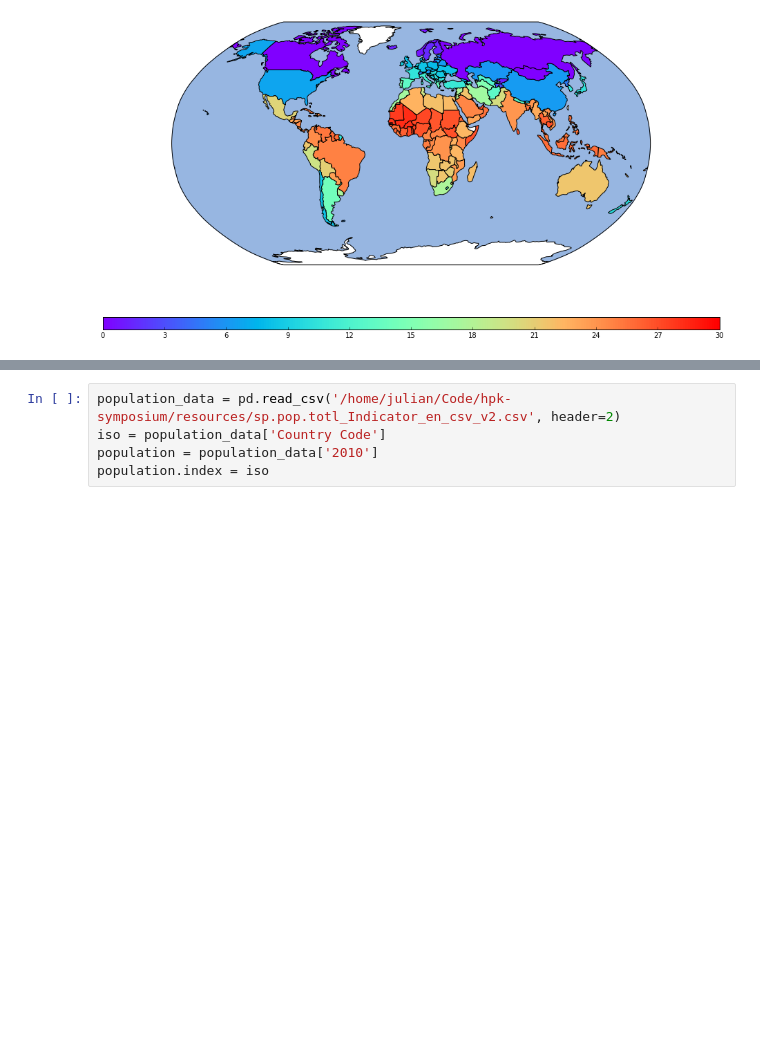
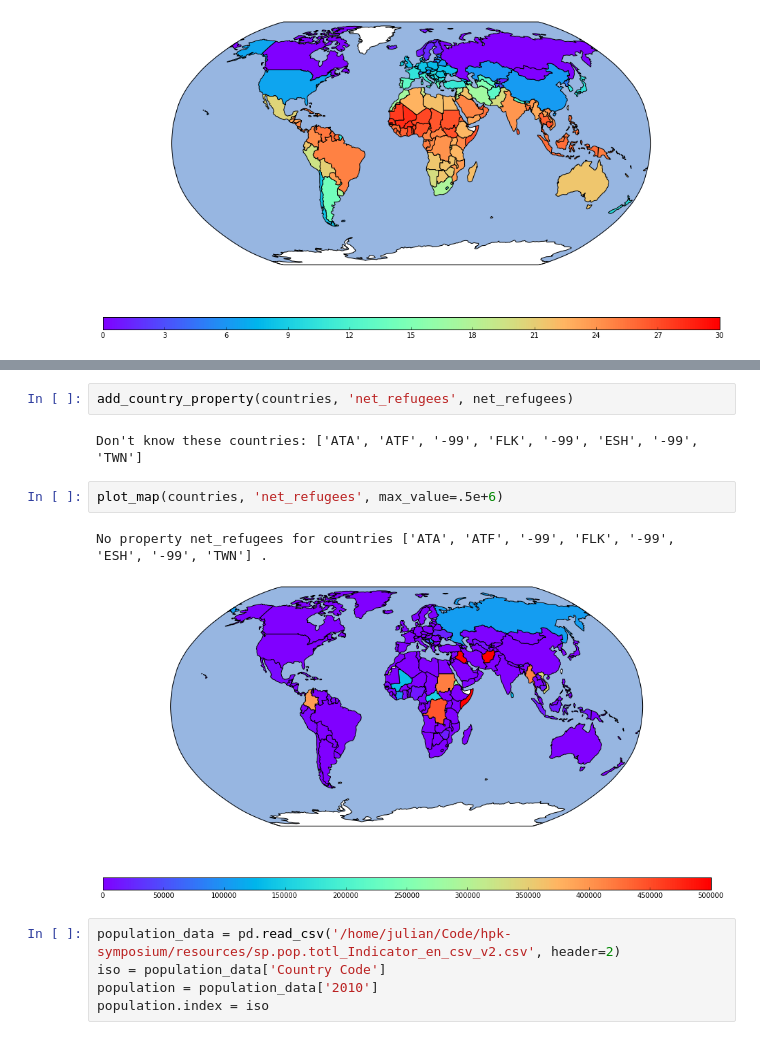
Before and after one commit to julesjulian/climate-migration, a Jupyter notebook: climate-migration.ipynb, the cells around one changed output, grey strips where cells are left out. Drawn from its saved outputs; the diff is of its cells as text; blank space fills up the shorter version.

Commit message:
Started to work on refugee data.

```diff
--- a/climate-migration.ipynb
+++ b/climate-migration.ipynb
@@ -81,3 +92,12 @@ No property temperature for countries ['ATA', 'ATF', '-99', 'GRL', '-99', 'PSE',
+# %%
+add_country_property(countries, 'net_refugees', net_refugees)
+# %% [output]
+Don't know these countries: ['ATA', 'ATF', '-99', 'FLK', '-99', 'ESH', '-99', 'TWN']
+# %%
+plot_map(countries, 'net_refugees', max_value=.5e+6)
+# %% [output]
+No property net_refugees for countries ['ATA', 'ATF', '-99', 'FLK', '-99', 'ESH', '-99', 'TWN'] .
+[figure, added]
 # %%
 population_data = pd.read_csv('/home/julian/Code/hpk-symposium/resources/sp.pop.totl_Indicator_en_csv_v2.csv', header=2)
 iso = population_data['Country Code']
```
Also changed, not shown: parts of 1 cell of this notebook, 2 other files.
